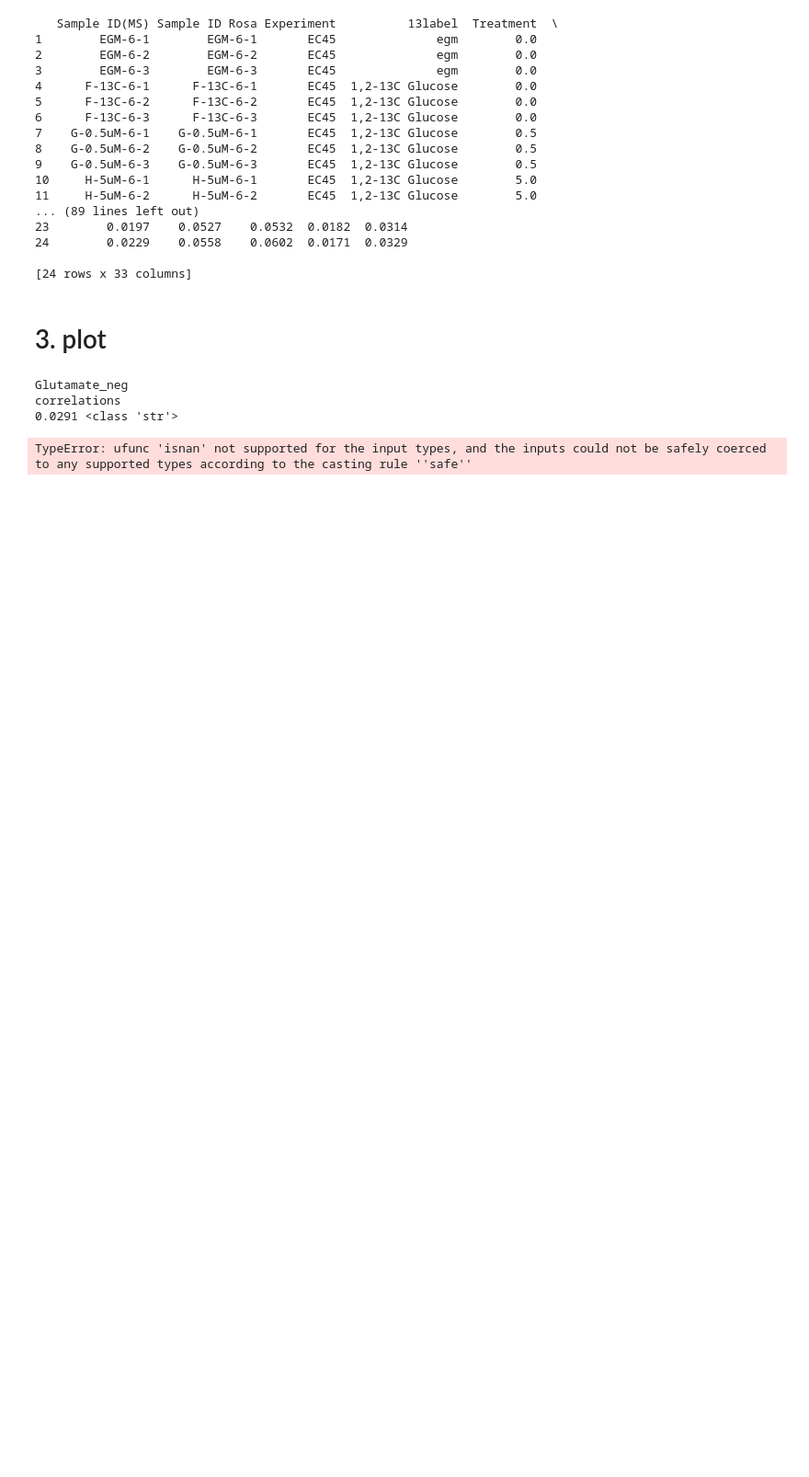
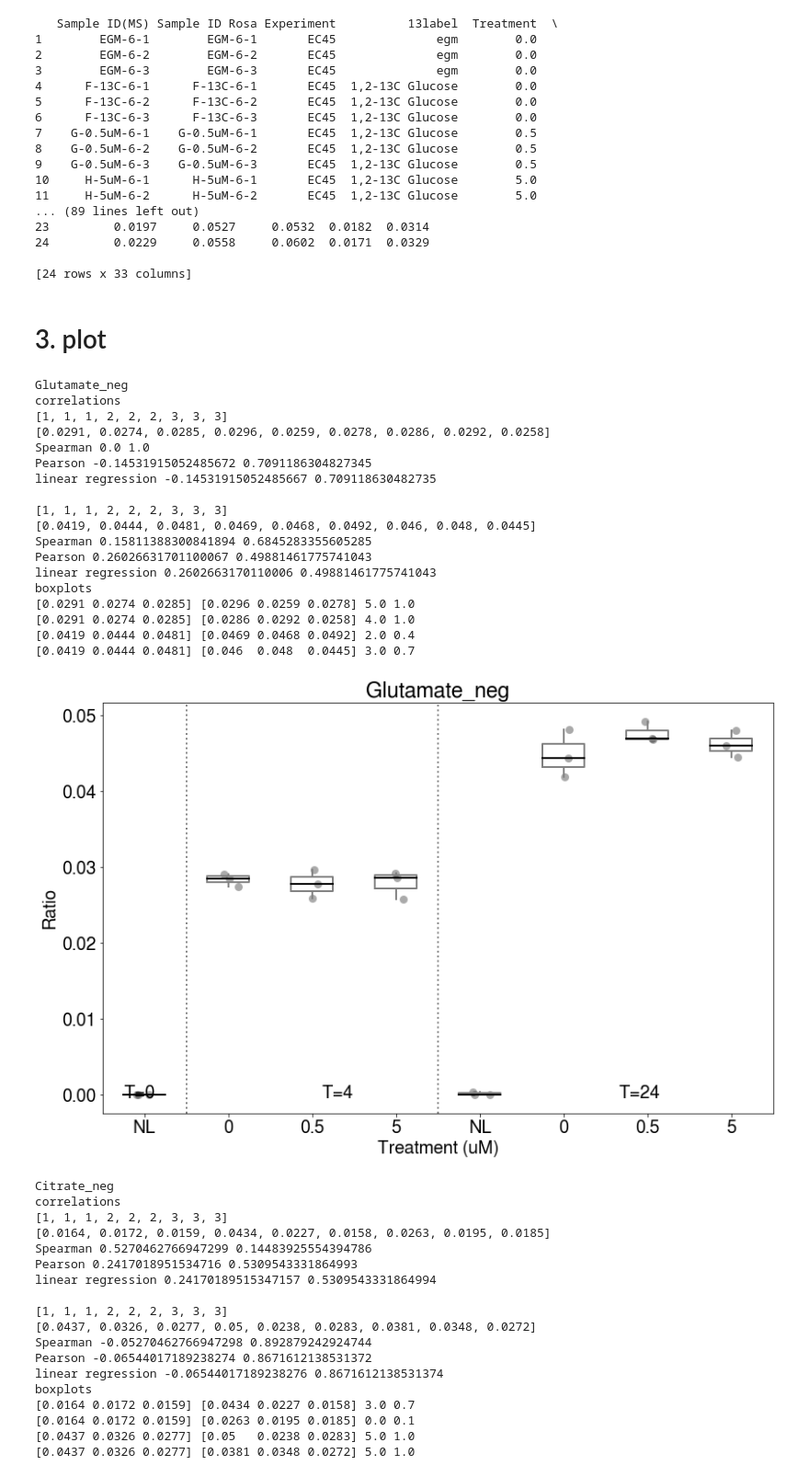
Before and after one commit to adelomana/HUVECs, a Jupyter notebook: fluxes_targeted/OCTOBER2021_05.analysis_13C_OSK_EC45.ipynb, the cells around one changed output. Shown at 92% size. Drawn from its saved outputs; the diff is of its cells as text; code cells hidden in the pictures; blank space fills up the shorter version.

```diff
--- a/fluxes_targeted/OCTOBER2021_05.analysis_13C_OSK_EC45.ipynb
+++ b/fluxes_targeted/OCTOBER2021_05.analysis_13C_OSK_EC45.ipynb
@@ -13,8 +13,8 @@ data_file ='/home/adrian/gd15/hi/research/huvec/data/fluxes_targeted/csv/13C_OSK
 # 1. read data
 # %%
 df = pandas.read_csv(data_file)
-df.astype('float', errors='ignore')
 df.drop(0, inplace=True)
+df.iloc[:, 7:] = df.iloc[:, 7:].astype('float')
 df.head()
-df.types
+df.dtypes
 # %% [output]
@@ -67,7 +83,6 @@ for metab in df.columns[7:]:
 
     x = []; y = []
     for element in loc_four_zero:
-        print(element, type(element))
         if ~numpy.isnan(element):
             x.append(1); y.append(element)
 
@@ -172,8 +187,8 @@ for metab in df.columns[7:]:
     ###
     ### statistics
     ###
-    reference = filtered[2]
-    for pos in [3, 4]:
+    reference = filtered[1]
+    for pos in [2, 3]:
         stat, pvalue = scipy.stats.mannwhitneyu(reference, filtered[pos])
         print(reference, filtered[pos], stat, pvalue)
         if 0.01 < pvalue < 0.05:
@@ -183,36 +198,69 @@ for metab in df.columns[7:]:
             print(pos, 'very significant', numpy.mean(reference), numpy.mean(filtered[pos]), pvalue)
             matplotlib.pyplot.text(pos/5.5, 0.85, '**', transform=ax.transAxes, horizontalalignment='center', verticalalignment='center', fontsize=40)
 
-    reference = filtered[6]
-    for pos in [7, 8]:
+    reference = filtered[5]
+    for pos in [6, 7]:
         stat, pvalue = scipy.stats.mannwhitneyu(reference, filtered[pos])
         print(reference, filtered[pos], stat, pvalue)
         if 0.01 < pvalue < 0.05:
             print(pos, 'significant', numpy.mean(reference), numpy.mean(filtered[pos]), pvalue)
             matplotlib.pyplot.text(pos/6.5, 0.85, '*', transform=ax.transAxes, horizontalalignment='center', verticalalignment='center', fontsize=40)
         if pvalue < 0.01:
             print(pos, 'very significant', numpy.mean(reference), numpy.mean(filtered[pos]), pvalue)
             matplotlib.pyplot.text(pos/6, 0.85, '**', transform=ax.transAxes, horizontalalignment='center', verticalalignment='center', fontsize=40)
 
     ###
     ### close figure
     ###
 
     matplotlib.pyplot.axvline(1.5, alpha=0.5, lw=2, color='black', ls=':')
-    matplotlib.pyplot.axvline(5.5, alpha=0.5, lw=2, color='black', ls=':')
+    matplotlib.pyplot.axvline(4.5, alpha=0.5, lw=2, color='black', ls=':')
 
     matplotlib.pyplot.text(0.055, 0.05, 'T=0', transform=ax.transAxes, horizontalalignment='center', verticalalignment='center')
     matplotlib.pyplot.text(0.35, 0.05, 'T=4', transform=ax.transAxes, horizontalalignment='center', verticalalignment='center')
     matplotlib.pyplot.text(0.8, 0.05, 'T=24', transform=ax.transAxes, horizontalalignment='center', verticalalignment='center')
 
     matplotlib.pyplot.xlabel('Treatment (uM)')
     matplotlib.pyplot.ylabel('Ratio')
-    matplotlib.pyplot.xticks([1, 2, 3, 4, 5, 6, 7, 8, 9], ['NL', 'NL', '0', '0.5', '5', 'NL', '0', '0.5', '5'])
+    matplotlib.pyplot.xticks([1, 2, 3, 4, 5, 6, 7, 8], ['NL', '0', '0.5', '5', 'NL', '0', '0.5', '5'])
     matplotlib.pyplot.title(metab)
     matplotlib.pyplot.tight_layout()
     matplotlib.pyplot.show()
 # %% [output]
 Glutamate_neg
 correlations
-0.0291 <class 'str'>
+[1, 1, 1, 2, 2, 2, 3, 3, 3]
+[0.0291, 0.0274, 0.0285, 0.0296, 0.0259, 0.0278, 0.0286, 0.0292, 0.0258]
+Spearman 0.0 1.0
+Pearson -0.14531915052485672 0.7091186304827345
+linear regression -0.14531915052485667 0.709118630482735
+
+[1, 1, 1, 2, 2, 2, 3, 3, 3]
+[0.0419, 0.0444, 0.0481, 0.0469, 0.0468, 0.0492, 0.046, 0.048, 0.0445]
+Spearman 0.15811388300841894 0.6845283355605285
+Pearson 0.26026631701100067 0.49881461775741043
+linear regression 0.2602663170110006 0.49881461775741043
+boxplots
+[0.0291 0.0274 0.0285] [0.0296 0.0259 0.0278] 5.0 1.0
+[0.0291 0.0274 0.0285] [0.0286 0.0292 0.0258] 4.0 1.0
+[0.0419 0.0444 0.0481] [0.0469 0.0468 0.0492] 2.0 0.4
+[0.0419 0.0444 0.0481] [0.046  0.048  0.0445] 3.0 0.7
+[figure, added]
-TypeError: ufunc 'isnan' not supported for the input types, and the inputs could not be safely coerced to any supported types according to the casting rule ''safe''
+Citrate_neg
+correlations
+[1, 1, 1, 2, 2, 2, 3, 3, 3]
+[0.0164, 0.0172, 0.0159, 0.0434, 0.0227, 0.0158, 0.0263, 0.0195, 0.0185]
+Spearman 0.5270462766947299 0.14483925554394786
+Pearson 0.2417018951534716 0.5309543331864993
+linear regression 0.24170189515347157 0.5309543331864994
+
+[1, 1, 1, 2, 2, 2, 3, 3, 3]
+[0.0437, 0.0326, 0.0277, 0.05, 0.0238, 0.0283, 0.0381, 0.0348, 0.0272]
+Spearman -0.05270462766947298 0.892879242924744
+Pearson -0.06544017189238274 0.8671612138531372
+linear regression -0.06544017189238276 0.8671612138531374
+boxplots
+[0.0164 0.0172 0.0159] [0.0434 0.0227 0.0158] 3.0 0.7
+[0.0164 0.0172 0.0159] [0.0263 0.0195 0.0185] 0.0 0.1
+[0.0437 0.0326 0.0277] [0.05   0.0238 0.0283] 5.0 1.0
+[0.0437 0.0326 0.0277] [0.0381 0.0348 0.0272] 5.0 1.0
```
Also changed, not shown: parts of 2 cells of this notebook, 3 other files.
